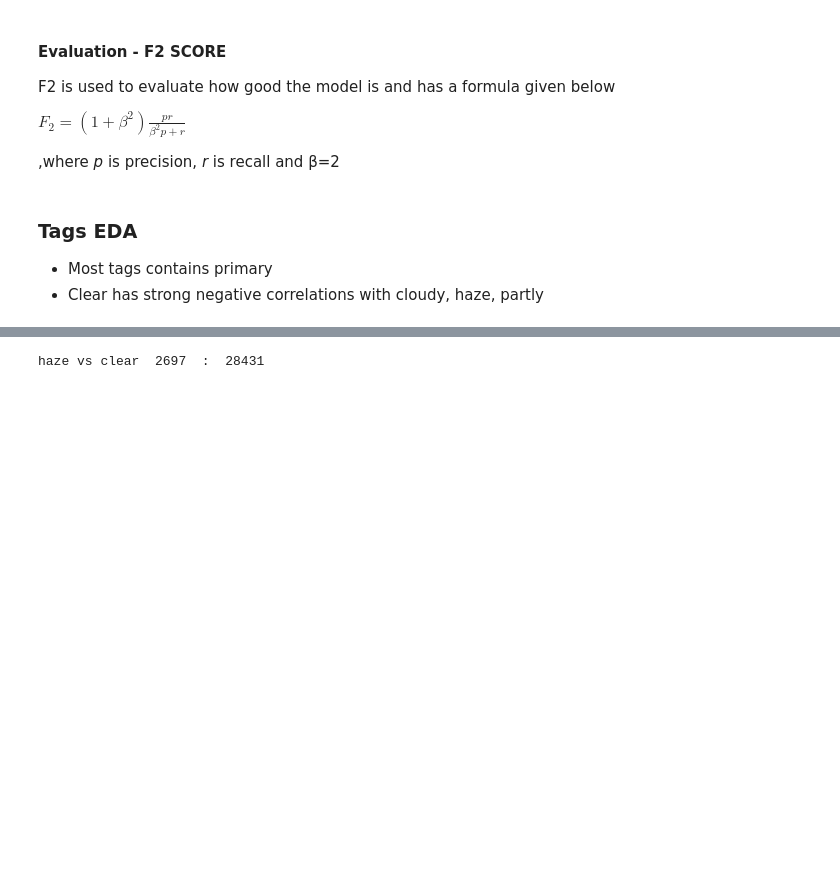
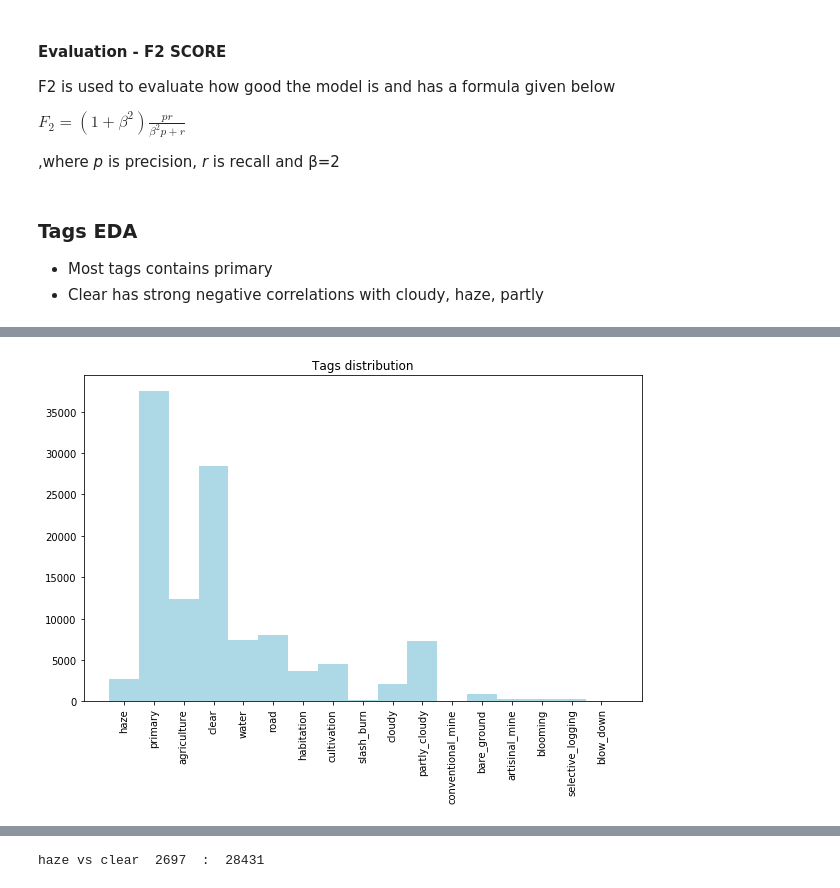
Before and after one commit to mumuxi15/02-Data-Science-Project, a Jupyter notebook: Multilabel image classification/Planet.ipynb, the cells around one changed output, grey strips where cells are left out. Cells and saved outputs as stored; diff of their text form; code cells hidden in the pictures; blank space fills up the shorter version.

```diff
--- a/Multilabel image classification/Planet.ipynb
+++ b/Multilabel image classification/Planet.ipynb
@@ -81,22 +83,24 @@ tokenizer.fit_on_texts(texts)
 # %%
 def plot_tags():
     tags = tokenizer.word_docs
     fig  = plt.figure(figsize=(10, 6))
     plt.bar(tags.keys(), tags.values(), 1, color='lightblue')
     plt.xticks(rotation=90)
     plt.title('Tags distribution')
 
 def img_multilabel(plot=True):
     M  = tokenizer.texts_to_matrix(texts, mode='count')
     df = pd.DataFrame(data=M,columns=['0']+list(tokenizer.word_index.keys()))
     cols = df.columns.tolist()
     cols = cols[-1:] + cols[1:-1]
     df = df[cols]
     if plot:
         corr = df.corr()
         fig=plt.figure(figsize=(10, 8))
         sns.heatmap(corr)
     return df
 
-# plot_tags()
-df_label = img_multilabel(False)
+plot_tags()
+# df_label = img_multilabel(False)
+# %% [output]
+[figure, added]
```
Also changed, not shown: parts of 20 cells of this notebook.
